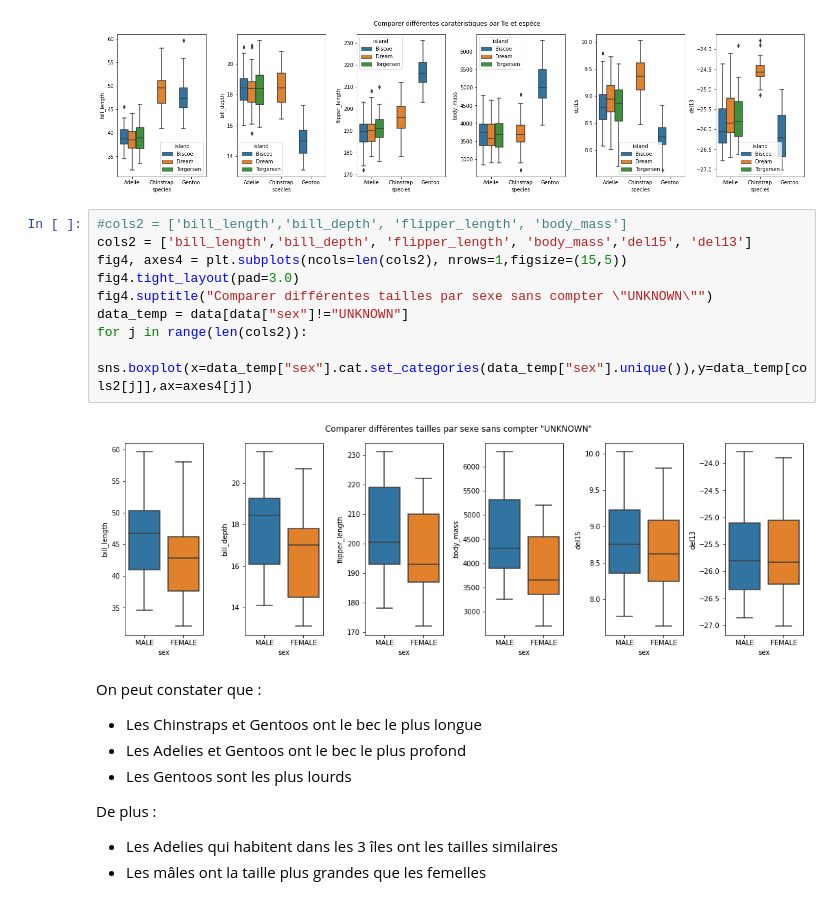
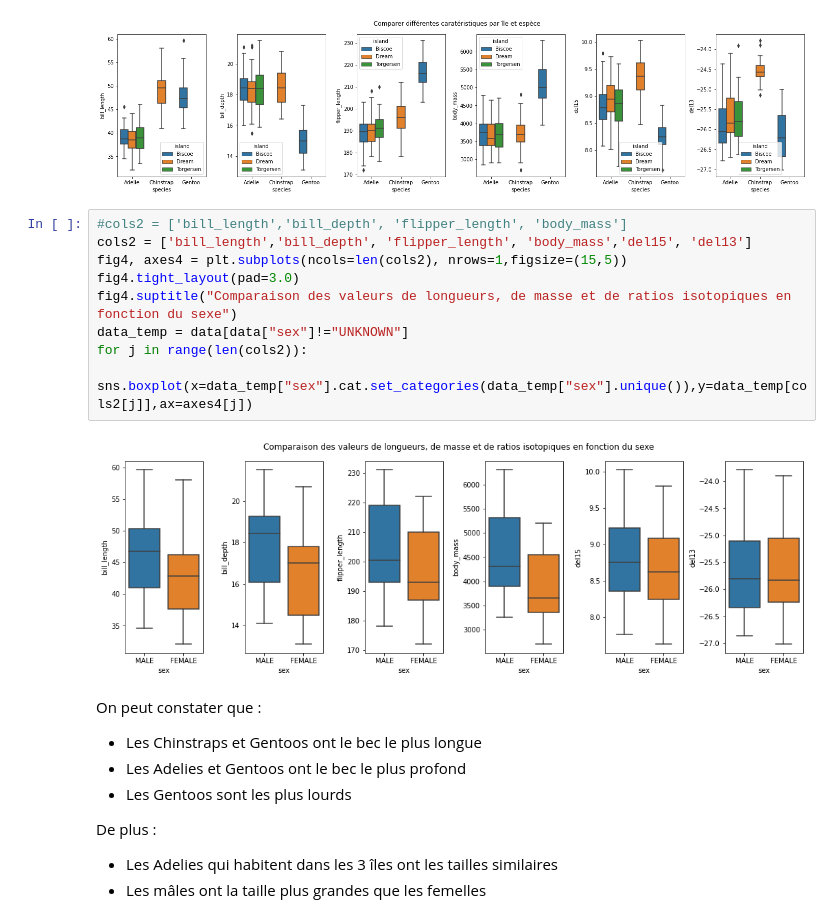
Before and after one commit to doanhat/Data-analysis-penguins, a Jupyter notebook: preprocessing/2_exploration_data.ipynb, the cells around one changed output. Drawn from its saved outputs; the diff is of its cells as text.

```diff
--- a/preprocessing/2_exploration_data.ipynb
+++ b/preprocessing/2_exploration_data.ipynb
@@ -186,14 +168,14 @@ for j in range(len(cols2)):
 # %%
 #cols2 = ['bill_length','bill_depth', 'flipper_length', 'body_mass']
 cols2 = ['bill_length','bill_depth', 'flipper_length', 'body_mass','del15', 'del13']
 fig4, axes4 = plt.subplots(ncols=len(cols2), nrows=1,figsize=(15,5))
 fig4.tight_layout(pad=3.0)
-fig4.suptitle("Comparer différentes tailles par sexe sans compter \"UNKNOWN\"")
+fig4.suptitle("Comparaison des valeurs de longueurs, de masse et de ratios isotopiques en fonction du sexe")
 data_temp = data[data["sex"]!="UNKNOWN"]
 for j in range(len(cols2)):
     sns.boxplot(x=data_temp["sex"].cat.set_categories(data_temp["sex"].unique()),y=data_temp[cols2[j]],ax=axes4[j])
 # %% [output]
-[figure, old version]
+[figure, new version]
 # %% [markdown]
 On peut constater que :
 - Les Chinstraps et Gentoos ont le bec le plus longue
```
Also changed, not shown: parts of 2 cells of this notebook, 7 other files.
